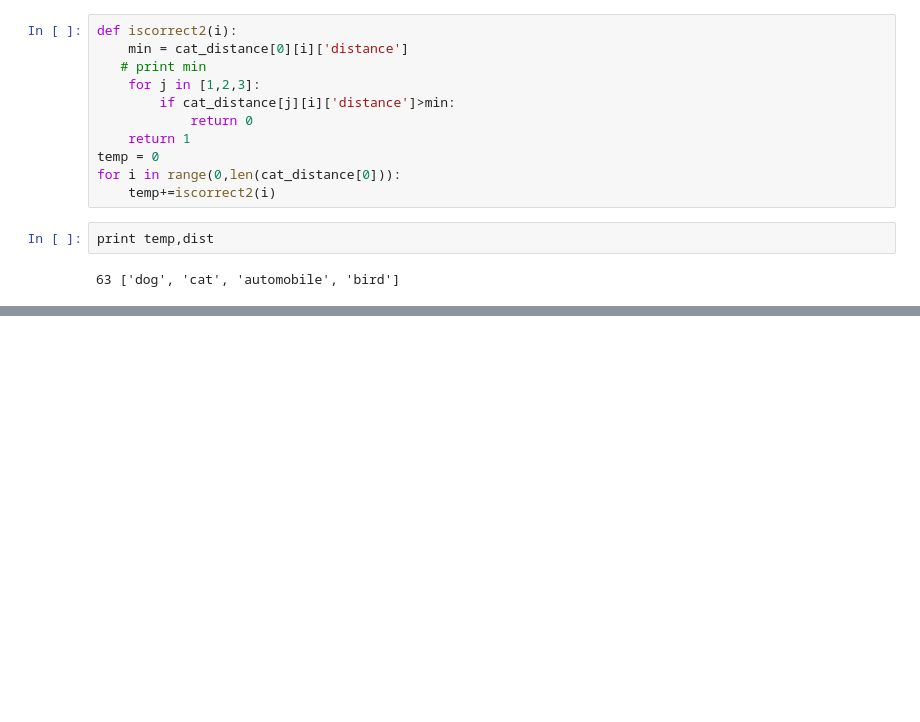
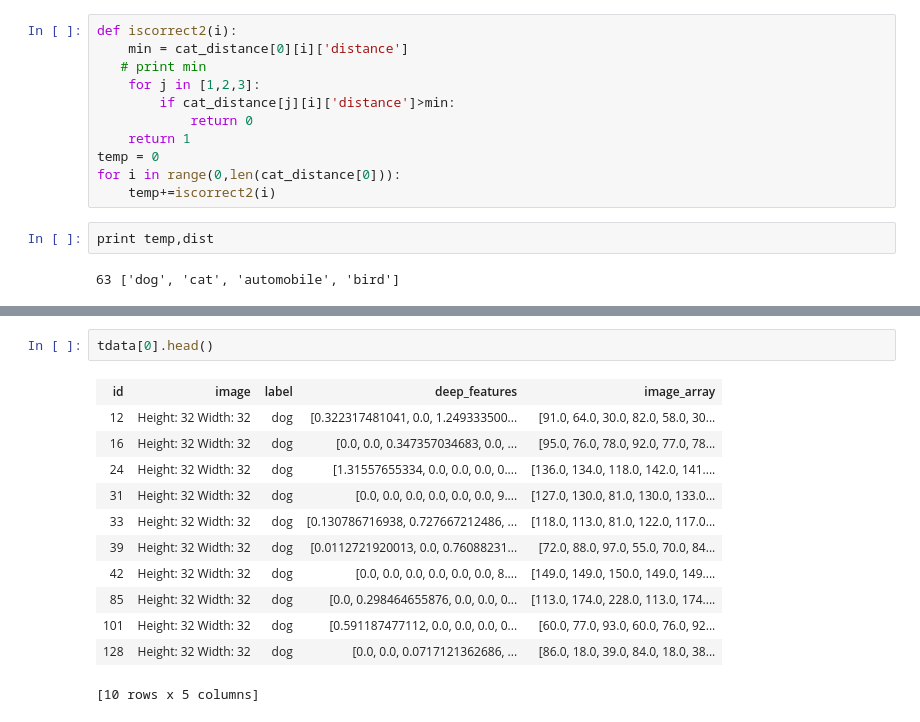
Before and after one commit to hmishra2250/AllProjects, a Jupyter notebook: ML_Specialization/MLFoundations/Week-6/Week6 Image Classification with Deep features.ipynb, the cells around one changed output, grey strips where cells are left out. Drawn from its saved outputs; the diff is of its cells as text; blank space fills up the shorter version.

```diff
--- a/ML_Specialization/MLFoundations/Week-6/Week6 Image Classification with Deep features.ipynb
+++ b/ML_Specialization/MLFoundations/Week-6/Week6 Image Classification with Deep features.ipynb
@@ -494,0 +608,15 @@ for s in dist:
+# %%
+tdata[0].head()
+# %% [output]
+| id | image | label | deep_features | image_array |
+| 12 | Height: 32 Width: 32 | dog | [0.322317481041, 0.0, 1.249333500... | [91.0, 64.0, 30.0, 82.0, 58.0, 30... |
+| 16 | Height: 32 Width: 32 | dog | [0.0, 0.0, 0.347357034683, 0.0, ... | [95.0, 76.0, 78.0, 92.0, 77.0, 78... |
+| 24 | Height: 32 Width: 32 | dog | [1.31557655334, 0.0, 0.0, 0.0, 0.... | [136.0, 134.0, 118.0, 142.0, 141.... |
+| 31 | Height: 32 Width: 32 | dog | [0.0, 0.0, 0.0, 0.0, 0.0, 0.0, 9.... | [127.0, 130.0, 81.0, 130.0, 133.0... |
+| 33 | Height: 32 Width: 32 | dog | [0.130786716938, 0.727667212486, ... | [118.0, 113.0, 81.0, 122.0, 117.0... |
+| 39 | Height: 32 Width: 32 | dog | [0.0112721920013, 0.0, 0.76088231... | [72.0, 88.0, 97.0, 55.0, 70.0, 84... |
+| 42 | Height: 32 Width: 32 | dog | [0.0, 0.0, 0.0, 0.0, 0.0, 0.0, 8.... | [149.0, 149.0, 150.0, 149.0, 149.... |
+| 85 | Height: 32 Width: 32 | dog | [0.0, 0.298464655876, 0.0, 0.0, 0... | [113.0, 174.0, 228.0, 113.0, 174.... |
+| 101 | Height: 32 Width: 32 | dog | [0.591187477112, 0.0, 0.0, 0.0, 0... | [60.0, 77.0, 93.0, 60.0, 76.0, 92... |
+| 128 | Height: 32 Width: 32 | dog | [0.0, 0.0, 0.0717121362686, ... | [86.0, 18.0, 39.0, 84.0, 18.0, 38... |
+[10 rows x 5 columns]
```
Also changed, not shown: parts of 9 cells of this notebook.
